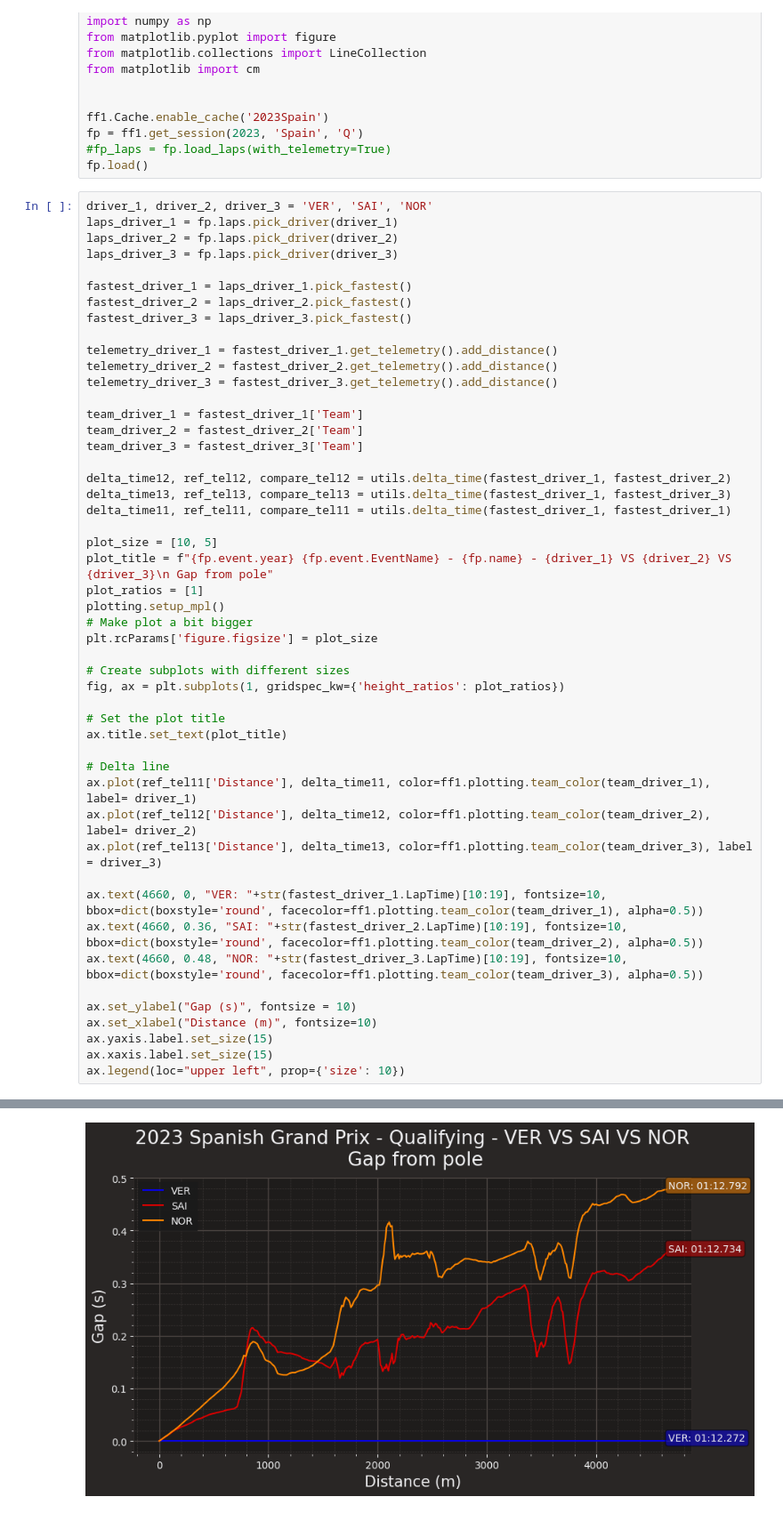
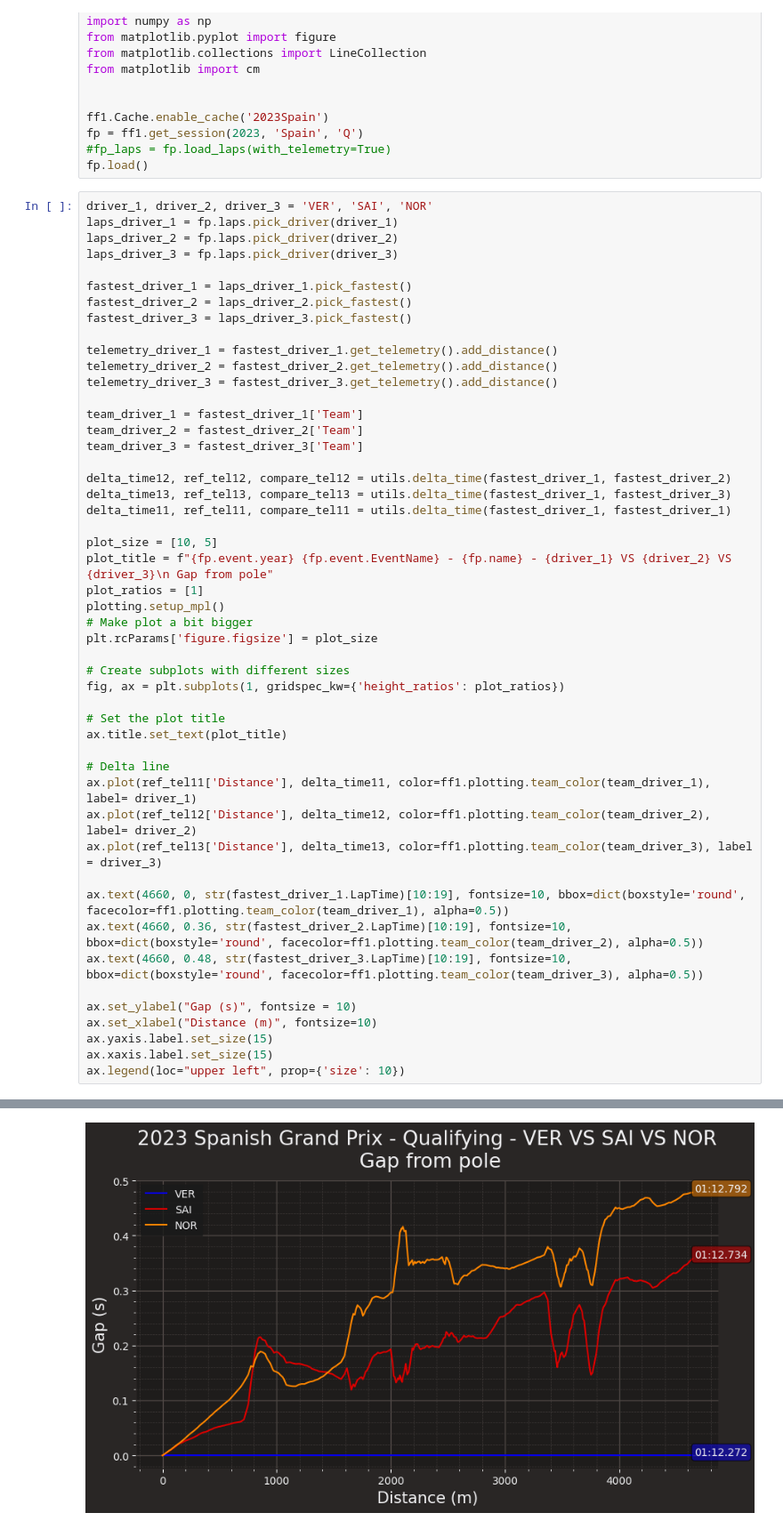
Before and after one commit to Rick8998/Spain2023F1, a Jupyter notebook: SessionAnalysis/quali.ipynb, the cells around one changed output, grey strips where cells are left out. Shown at 89% size. Drawn from its saved outputs; the diff is of its cells as text.

```diff
--- a/SessionAnalysis/quali.ipynb
+++ b/SessionAnalysis/quali.ipynb
@@ -477,34 +477,34 @@ team_driver_3 = fastest_driver_3['Team']
 delta_time12, ref_tel12, compare_tel12 = utils.delta_time(fastest_driver_1, fastest_driver_2)
 delta_time13, ref_tel13, compare_tel13 = utils.delta_time(fastest_driver_1, fastest_driver_3)
 delta_time11, ref_tel11, compare_tel11 = utils.delta_time(fastest_driver_1, fastest_driver_1)
 
 plot_size = [10, 5]
 plot_title = f"{fp.event.year} {fp.event.EventName} - {fp.name} - {driver_1} VS {driver_2} VS {driver_3}\n Gap from pole"
 plot_ratios = [1]
 plotting.setup_mpl()
 # Make plot a bit bigger
 plt.rcParams['figure.figsize'] = plot_size
 
 # Create subplots with different sizes
 fig, ax = plt.subplots(1, gridspec_kw={'height_ratios': plot_ratios})
 
 # Set the plot title
 ax.title.set_text(plot_title)
 
 # Delta line
 ax.plot(ref_tel11['Distance'], delta_time11, color=ff1.plotting.team_color(team_driver_1), label= driver_1)
 ax.plot(ref_tel12['Distance'], delta_time12, color=ff1.plotting.team_color(team_driver_2), label= driver_2)
 ax.plot(ref_tel13['Distance'], delta_time13, color=ff1.plotting.team_color(team_driver_3), label = driver_3)
 
-ax.text(4660, 0, "VER: "+str(fastest_driver_1.LapTime)[10:19], fontsize=10, bbox=dict(boxstyle='round', facecolor=ff1.plotting.team_color(team_driver_1), alpha=0.5))
-ax.text(4660, 0.36, "SAI: "+str(fastest_driver_2.LapTime)[10:19], fontsize=10, bbox=dict(boxstyle='round', facecolor=ff1.plotting.team_color(team_driver_2), alpha=0.5))
-ax.text(4660, 0.48, "NOR: "+str(fastest_driver_3.LapTime)[10:19], fontsize=10, bbox=dict(boxstyle='round', facecolor=ff1.plotting.team_color(team_driver_3), alpha=0.5))
+ax.text(4660, 0, str(fastest_driver_1.LapTime)[10:19], fontsize=10, bbox=dict(boxstyle='round', facecolor=ff1.plotting.team_color(team_driver_1), alpha=0.5))
+ax.text(4660, 0.36, str(fastest_driver_2.LapTime)[10:19], fontsize=10, bbox=dict(boxstyle='round', facecolor=ff1.plotting.team_color(team_driver_2), alpha=0.5))
+ax.text(4660, 0.48, str(fastest_driver_3.LapTime)[10:19], fontsize=10, bbox=dict(boxstyle='round', facecolor=ff1.plotting.team_color(team_driver_3), alpha=0.5))
 
 ax.set_ylabel("Gap (s)", fontsize = 10)
 ax.set_xlabel("Distance (m)", fontsize=10)
 ax.yaxis.label.set_size(15)
 ax.xaxis.label.set_size(15)
 ax.legend(loc="upper left", prop={'size': 10})
 # %% [output]
 <matplotlib.legend.Legend at 0x...>
-[figure, old version]
+[figure, new version]
```
